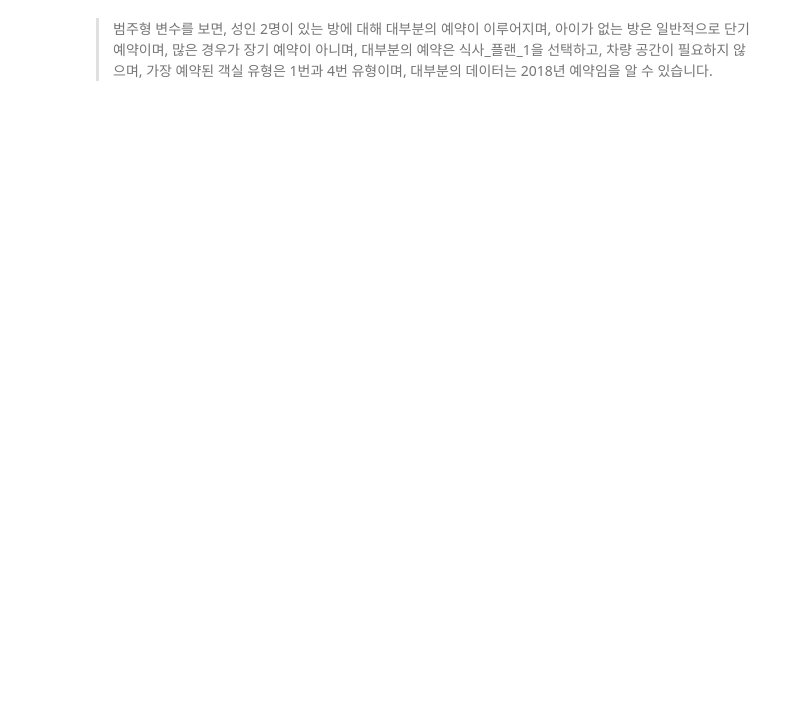
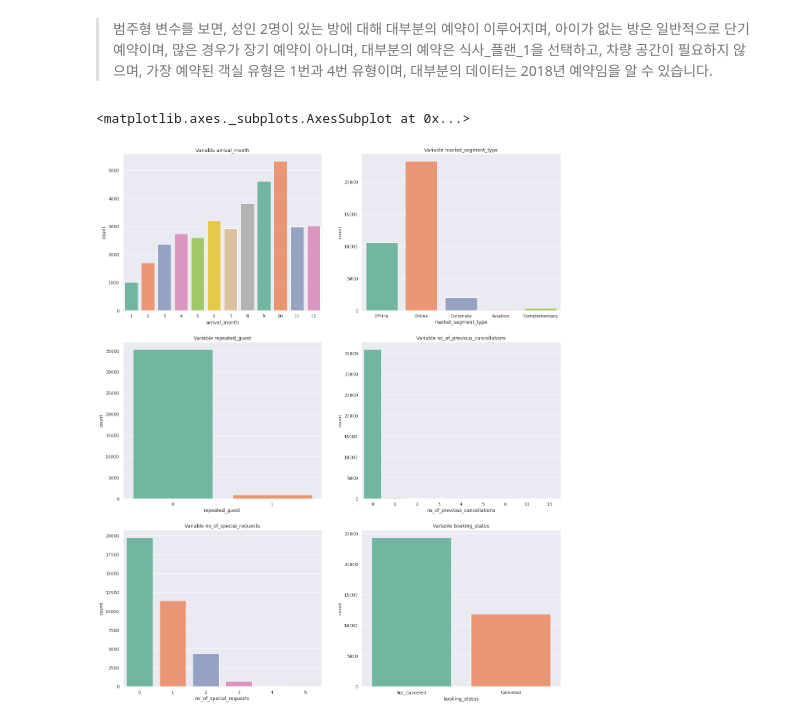
Before and after one commit to god05212/-, a Jupyter notebook: 고객이_호텔예약을_취소할지_예측하기.ipynb, the cells around one changed output. Cells and saved outputs as stored; diff of their text form; code cells hidden in the pictures; blank space fills up the shorter version.

```diff
--- a/고객이_호텔예약을_취소할지_예측하기.ipynb
+++ b/고객이_호텔예약을_취소할지_예측하기.ipynb
@@ -140,2 +161,31 @@ sns.countplot(x = 'arrival_year', palette = 'Set2', data = df)
 # %% [markdown]
 > 범주형 변수를 보면, 성인 2명이 있는 방에 대해 대부분의 예약이 이루어지며, 아이가 없는 방은 일반적으로 단기 예약이며, 많은 경우가 장기 예약이 아니며, 대부분의 예약은 식사_플랜_1을 선택하고, 차량 공간이 필요하지 않으며, 가장 예약된 객실 유형은 1번과 4번 유형이며, 대부분의 데이터는 2018년 예약임을 알 수 있습니다.
+# %%
+plt.figure(figsize = (20,25))
+
+plt.subplot(3,2,1)
+plt.gca().set_title('Variable arrival_month')
+sns.countplot(x = 'arrival_month', palette = 'Set2', data = df)
+
+plt.subplot(3,2,2)
+plt.gca().set_title('Variable market_segment_type')
+sns.countplot(x = 'market_segment_type', palette = 'Set2', data = df)
+
+plt.subplot(3,2,3)
+plt.gca().set_title('Variable repeated_guest')
+sns.countplot(x = 'repeated_guest', palette = 'Set2', data = df)
+
+plt.subplot(3,2,4)
+plt.gca().set_title('Variable no_of_previous_cancellations')
+sns.countplot(x = 'no_of_previous_cancellations', palette = 'Set2', data = df)
+
+plt.subplot(3,2,5)
+plt.gca().set_title('Variable no_of_special_requests')
+sns.countplot(x = 'no_of_special_requests', palette = 'Set2', data = df)
+
+plt.subplot(3,2,6)
+plt.gca().set_title('Variable booking_status')
+sns.countplot(x = 'booking_status', palette = 'Set2', data = df)
+# %% [output]
+<matplotlib.axes._subplots.AxesSubplot at 0x...>
+[figure, added]
```
Also changed, not shown: parts of 14 cells of this notebook.
